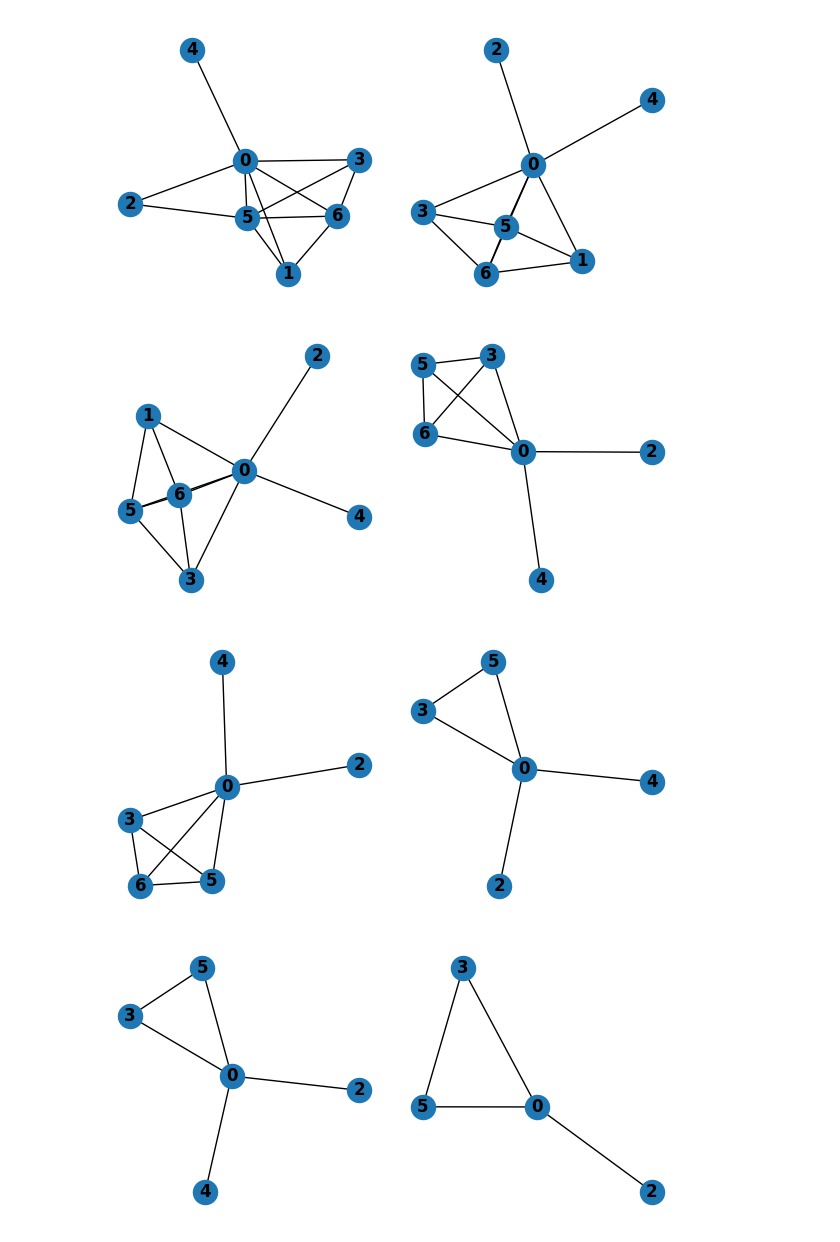
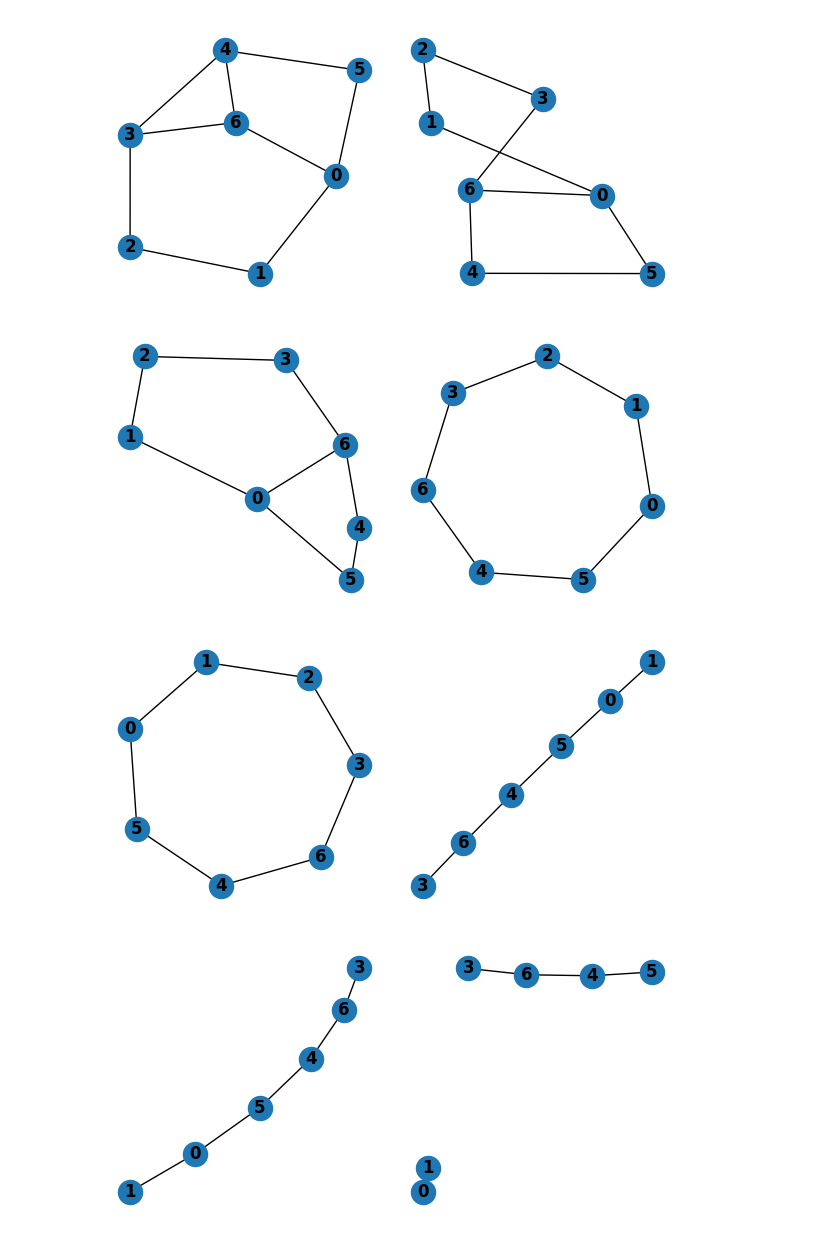
Before and after one commit to FedericoCalabro/gnnged, a Jupyter notebook: 1. synthetic_dataset.ipynb, the cells around one changed output. Drawn from its saved outputs; the diff is of its cells as text; code cells hidden in the pictures.

```diff
--- a/1. synthetic_dataset.ipynb
+++ b/1. synthetic_dataset.ipynb
@@ -130,13 +139,13 @@ class IncrementalConsecutor(Consecutor):
 class DecrementalConsecutor(Consecutor):
     """DecrementalConsecutor removes nodes and edges, after any atomic operation it also removes isolated nodes.
     \nThis is due to how data is stored (edge adj matrix which drops isolates informations)."""
-    def _next(self, G : nx.Graph, rand : float) -> tuple[nx.Graph, int]:
+    def _next(self, G : nx.Graph, rand : float) -> HistoryValue:
         if rand <= 0.33:
             return self._remove_edge(G)
         else:
             return self._remove_node_and_edges(G)
 
-    def _remove_node_and_edges(self, G : nx.Graph) -> tuple[nx.Graph, int]:
+    def _remove_node_and_edges(self, G : nx.Graph) -> HistoryValue:
         """Remove a random node along with its edges, if this causes a node to be isolated it is removed aswell"""
         rvm_node = self._rand_node(G)
         if rvm_node is None:
@@ -147,7 +156,7 @@ class DecrementalConsecutor(Consecutor):
         G.remove_nodes_from(isolated)
         return G, (1+degree+len(isolated))
 
-    def _remove_edge(self, G : nx.Graph) -> tuple[nx.Graph, int]:
+    def _remove_edge(self, G : nx.Graph) -> HistoryValue:
         """Remove a random edge if there are any, if this causes a node to be isolated it is removed aswell"""
         rvm_edge = self._rand_edge(G)
         if rvm_edge is None:
@@ -170,7 +179,7 @@ class ConsecutorExecutor():
                 steps = 100,
                 stopper : Callable[[nx.Graph], bool] = None,
                 skip_zero_ged = True,
-                ) -> Dict[int, tuple[nx.Graph, int]]:
+                ) -> History :
         """Perform steps attempts to modify graph G.
         Parameters:
         1. G, the graph where to start from
@@ -226,24 +265,3 @@ class HistoryChecker():
             if key > max:
                 break
         return sum
-# %%
-import matplotlib.pyplot as plt
-
-def plot_graphs_sbs(g1 : nx.Graph, g2 : nx.Graph):
-    """Utility function to plot two graphs side by side"""
-    fig, axes = plt.subplots(1, 2, figsize=(6, 3))
-    nx.draw(g1, with_labels=True, font_weight='bold', ax=axes[0])
-    nx.draw(g2, with_labels=True, font_weight='bold', ax=axes[1])
-    plt.tight_layout()
-    plt.show()
-
-def plot_cons_hist_entries(history: Dict[int, tuple[nx.Graph, int]], stop=None):
-    """Utility function to plot entries of history in a consecutive manner"""
-    entries = list(history.items())
-    for i,e in enumerate(entries):
-        n = entries[i+1]
-        plot_graphs_sbs(e[1][0], n[1][0])
-        if stop is not None and i+1 == stop:
-            break
-        if i+1 == len(entries) - 1:
-            break
@@ -298,19 +289,20 @@ saver.save_dense_json('./dataset/incremental.json')
 # %%
-generator = GraphGenerator()
-start = generator.generate_random_BA_graph()
+generator = RandomGraphGenerator()
+start = generator.generate_random_ER_graph()
 
 dec_consecutor = DecrementalConsecutor()
 exc_consecutor = ConsecutorExecutor(dec_consecutor)
 
-history = exc_consecutor.execute(start, steps=20)
-HistoryChecker(history).assert_geds()
+history = exc_consecutor.execute(start, steps=10)
+hist_utils = HistoryUtilities()
+hist_utils.assert_geds(history)
 
 plot_cons_hist_entries(history, stop=5)
 
-saver = HistorySaver(history, lambda c : True)
-saver.save_dense_json('./dataset/decremental.json')
+df = hist_utils.build_df(history)
+df.to_json('./dataset/decremental.json', force_ascii=False, default_handler=vars, orient='records', lines=True)
 # %% [output]
-[figure, old version]
+[figure, new version]
-[figure, old version]
+[figure, new version]
-[figure, old version]
+[figure, new version]
-[figure, old version]
+[figure, new version]
```
Also changed, not shown: parts of 10 cells of this notebook, 2 other files.
